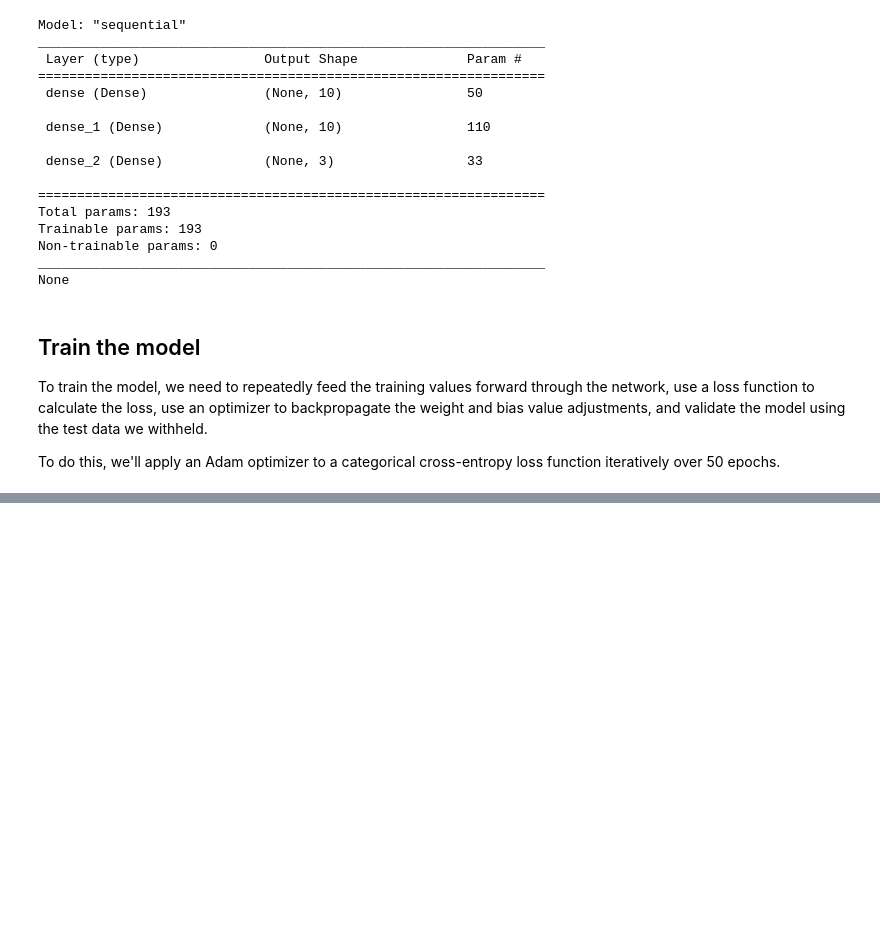
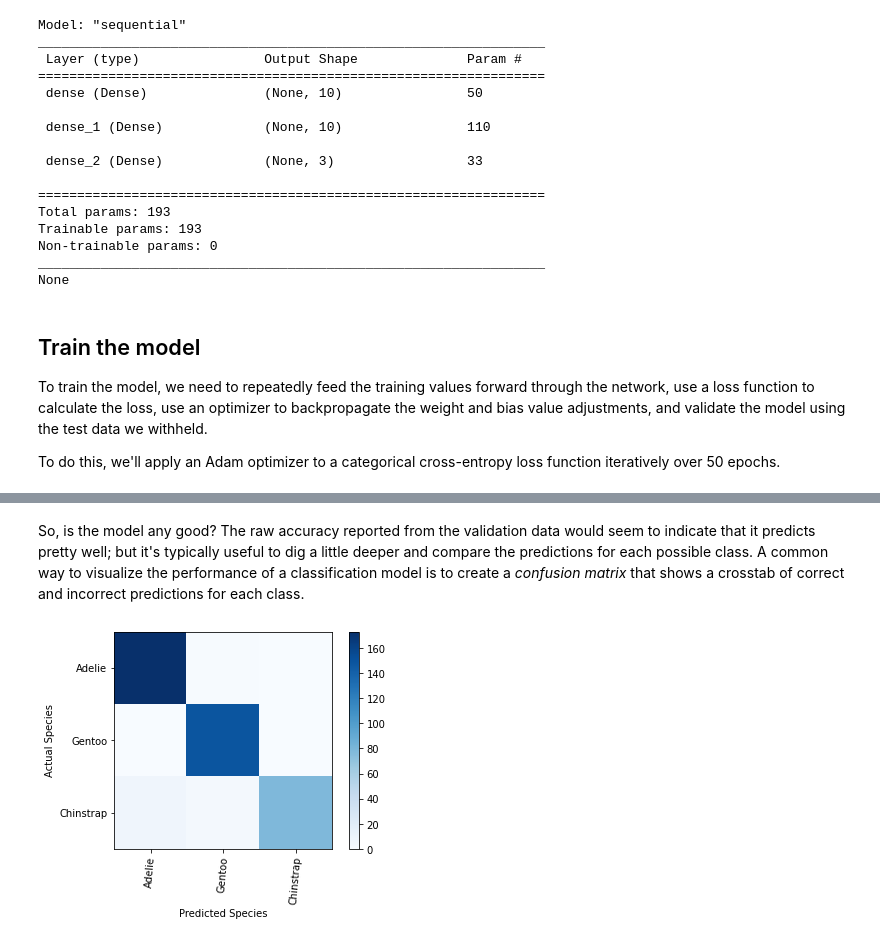
Before and after one commit to ashioyajotham/Azure, a Jupyter notebook: dnn-tensorflow.ipynb, the cells around one changed output, grey strips where cells are left out. Saved outputs shown, nothing was run; the diff lists cells and outputs as text; code cells hidden in the pictures; blank space fills up the shorter version.

```diff
--- a/dnn-tensorflow.ipynb
+++ b/dnn-tensorflow.ipynb
@@ -245,0 +299,25 @@ Epoch 50/50
+# %% [markdown]
+
+So, is the model any good? The raw accuracy reported from the validation data would seem to indicate that it predicts pretty well; but it's typically useful to dig a little deeper and compare the predictions for each possible class. A common way to visualize the performance of a classification model is to create a *confusion matrix* that shows a crosstab of correct and incorrect predictions for each class.
+# %%
+import numpy as np
+from sklearn.metrics import confusion_matrix
+import matplotlib.pyplot as plt
+%matplotlib inline
+
+class_probabilities = model.predict(x_test)
+predictions = np.argmax(class_probabilities, axis=1)
+true_labels = np.argmax(y_test, axis=1)
+
+# Plot the confusion matrix
+cm = confusion_matrix(true_labels, predictions)
+plt.imshow(cm, interpolation="nearest", cmap=plt.cm.Blues)
+plt.colorbar()
+tick_marks = np.arange(len(penguin_classes))
+plt.xticks(tick_marks, penguin_classes, rotation=85)
+plt.yticks(tick_marks, penguin_classes)
+plt.xlabel("Predicted Species")
+plt.ylabel("Actual Species")
+plt.show()
+# %% [output]
+[figure, added]
```
Also changed, not shown: parts of 13 cells of this notebook.
